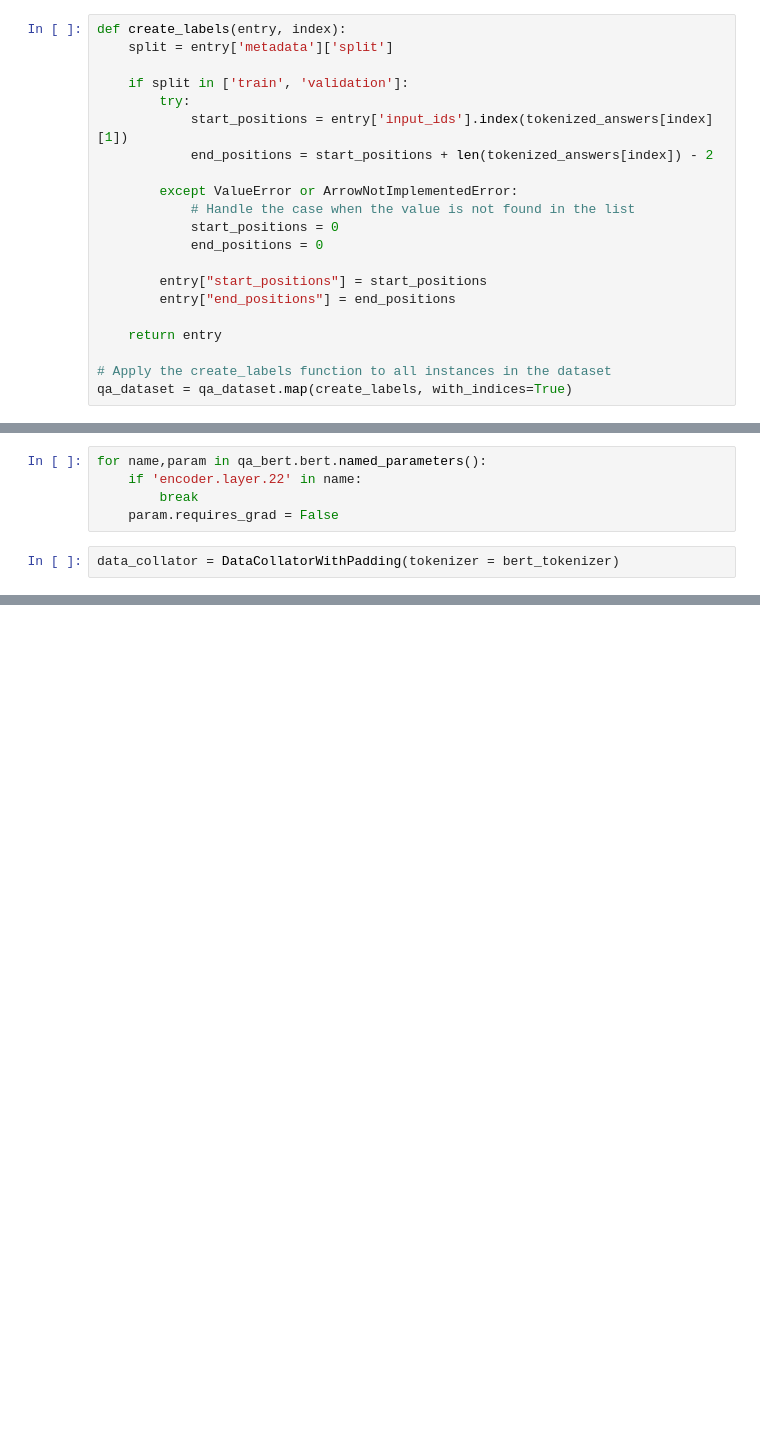
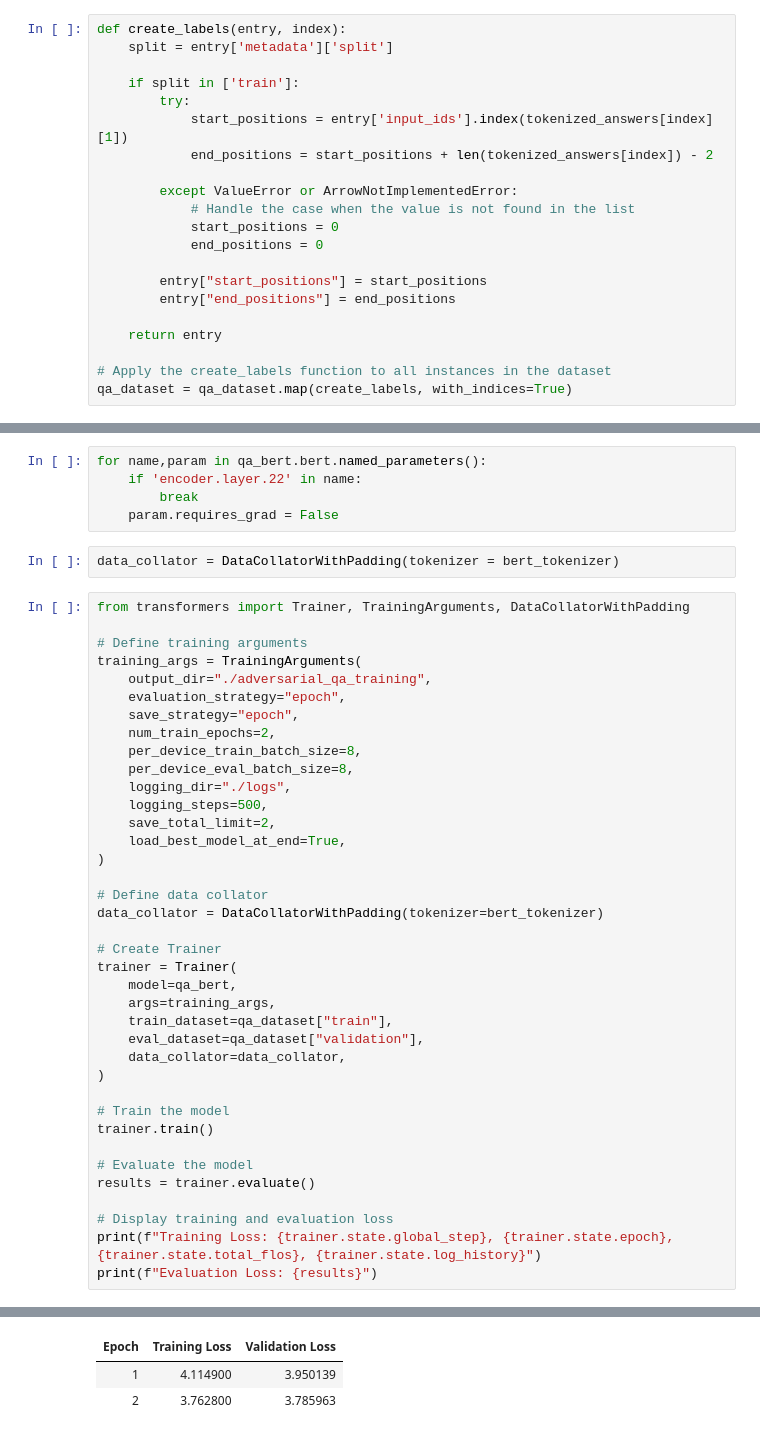
Before and after one commit to Agneypraseed/Notebooks, a Jupyter notebook: fine-tuning-on-bert.ipynb, the cells around one changed output, grey strips where cells are left out. Cells and saved outputs as stored; diff of their text form; blank space fills up the shorter version.

Commit message:
BERT Q/A Finetuning on AdversarialQA Dataset

```diff
--- a/fine-tuning-on-bert.ipynb
+++ b/fine-tuning-on-bert.ipynb
@@ -933,7 +890,7 @@ bert_tokenizer.decode(tokenized_answers[30999])
 def create_labels(entry, index):
     split = entry['metadata']['split']
 
-    if split in ['train', 'validation']:
+    if split in ['train']:
         try:
             start_positions = entry['input_ids'].index(tokenized_answers[index][1])
             end_positions = start_positions + len(tokenized_answers[index]) - 2
@@ -965,3 +959,42 @@ for name,param in qa_bert.bert.named_parameters():
     param.requires_grad = False
 # %%
 data_collator = DataCollatorWithPadding(tokenizer = bert_tokenizer)
+# %%
+from transformers import Trainer, TrainingArguments, DataCollatorWithPadding
+
+# Define training arguments
+training_args = TrainingArguments(
+    output_dir="./adversarial_qa_training",
+    evaluation_strategy="epoch",
+    save_strategy="epoch",
+    num_train_epochs=2,
+    per_device_train_batch_size=8,
+    per_device_eval_batch_size=8,
+    logging_dir="./logs",
+    logging_steps=500,
+    save_total_limit=2,
+    load_best_model_at_end=True,
+)
+
+# Define data collator
+data_collator = DataCollatorWithPadding(tokenizer=bert_tokenizer)
+
+# Create Trainer
+trainer = Trainer(
+    model=qa_bert,
+    args=training_args,
+    train_dataset=qa_dataset["train"],
+    eval_dataset=qa_dataset["validation"],
+    data_collator=data_collator,
+)
+
+# Train the model
+trainer.train()
+
+# Evaluate the model
+results = trainer.evaluate()
+
+# Display training and evaluation loss
+print(f"Training Loss: {trainer.state.global_step}, {trainer.state.epoch}, {trainer.state.total_flos}, {trainer.state.log_history}")
+print(f"Evaluation Loss: {results}")
+# %% [output]
@@ -967,0 +1013,3 @@ data_collator = DataCollatorWithPadding(tokenizer = bert_tokenizer)
+| Epoch | Training Loss | Validation Loss |
+| 1 | 4.114900 | 3.950139 |
+| 2 | 3.762800 | 3.785963 |
```
Also changed, not shown: parts of 31 cells of this notebook.
